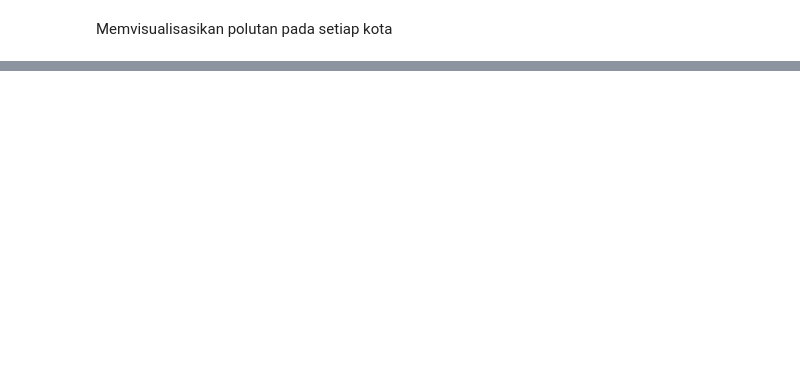
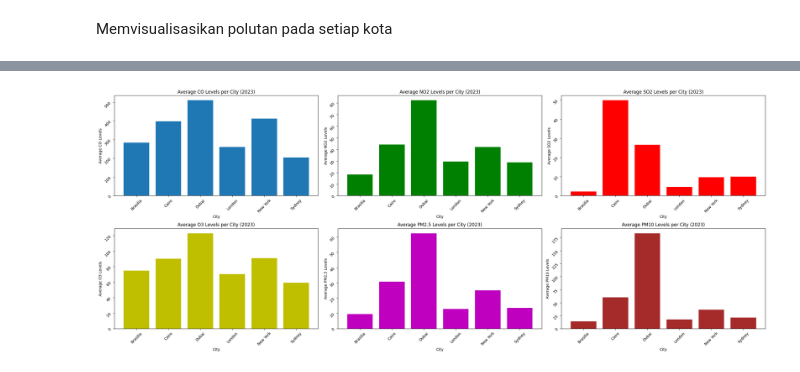
Before and after one commit to Naufallwcksn/FinalProject_BigData, a Jupyter notebook: FP_BigData.ipynb, the cells around one changed output, grey strips where cells are left out. Saved outputs shown, nothing was run; the diff lists cells and outputs as text; code cells hidden in the pictures; blank space fills up the shorter version.

Commit message:
Membuat dashboard

```diff
--- a/FP_BigData.ipynb
+++ b/FP_BigData.ipynb
@@ -90,21 +99,2 @@ city_avg = df.groupby('Date')[[ 'CO', 'NO2', 'SO2', 'O3', 'PM2.5', 'PM10', 'AQI'
 # %% [markdown]
 Memvisualisasikan polutan pada setiap kota
-# %%
-# Konversi kolom tanggal jadi datetime
-df["Date"] = pd.to_datetime(df["Date"])
-
-# Tambahkan kolom bulan
-df["Month"] = df["Date"].dt.to_period("M").astype(str)
-
-# Hitung rata-rata PM2.5 per bulan per kota
-monthly_avg = df.groupby(["Month", "City"])["PM2.5"].mean().reset_index()
-
-# Plot ulang
-sns.lineplot(data=monthly_avg, x="Month", y="PM2.5", hue="City", marker='o')
-plt.xticks(rotation=45)
-plt.title("Monthly Average PM2.5 Levels per City (2023)")
-
-# Pindahkan legenda ke pojok kanan atas di dalam area plot
-plt.legend(loc="upper right", bbox_to_anchor=(1, 1))
-plt.tight_layout()
-plt.show()
@@ -160,3 +187,56 @@ plt.show()
+# %%
+# Membuat subplot dengan 2 baris dan 2 kolom (2x2 grid)
+fig, axes = plt.subplots(2, 3, figsize=(25, 10))
+
+# Grafik CO (kiri atas)
+axes[0, 0].bar(monthly_avg["City"], monthly_avg["CO"])
+axes[0, 0].set_title('Average CO Levels per City (2023)')
+axes[0, 0].set_xlabel("City")
+axes[0, 0].set_ylabel("Average CO Levels")
+axes[0, 0].tick_params(rotation=45)
+
+# Grafik NO2 (Tengah atas)
+axes[0, 1].bar(monthly_avg["City"], monthly_avg["NO2"], color='g')
+axes[0, 1].set_title('Average NO2 Levels per City (2023)')
+axes[0, 1].set_xlabel("City")
+axes[0, 1].set_ylabel("Average NO2 Levels")
+axes[0, 1].tick_params(rotation=45)
+
+# Grafik SO2 (kanan atas)
+axes[0, 2].bar(monthly_avg["City"], monthly_avg["SO2"], color='r')
+axes[0, 2].set_title('Average SO2 Levels per City (2023)')
+axes[0, 2].set_xlabel("City")
+axes[0, 2].set_ylabel("Average SO2 Levels")
+axes[0, 2].tick_params(rotation=45)
+
+# Grafik O3 (kiri bawah)
+axes[1, 0].bar(monthly_avg["City"], monthly_avg["O3"], color='y')
+axes[1, 0].set_title('Average O3 Levels per City (2023)')
+axes[1, 0].set_xlabel("City")
+axes[1, 0].set_ylabel("Average O3 Levels")
+axes[1, 0].tick_params(rotation=45)
+
+# Grafik PM2.5 (Tengah bawah)
+axes[1, 1].bar(monthly_avg["City"], monthly_avg["PM2.5"], color='m')
+axes[1, 1].set_title('Average PM2.5 Levels per City (2023)')
+axes[1, 1].set_xlabel("City")
+axes[1, 1].set_ylabel("Average PM2.5 Levels")
+axes[1, 1].tick_params(rotation=45)
+
+# Grafik PM10 (kanan bawah)
+axes[1, 2].bar(monthly_avg["City"], monthly_avg["PM10"], color='brown')
+axes[1, 2].set_title('Average PM10 Levels per City (2023)')
+axes[1, 2].set_xlabel("City")
+axes[1, 2].set_ylabel("Average PM10 Levels")
+axes[1, 2].tick_params(rotation=45)
+
+# Mengatur layout agar tidak overlap
+plt.tight_layout()
+plt.show()
+
+fig.savefig("Average_polutant_per_City_(2023).png", dpi=300, bbox_inches='tight')
+# %% [output]
+[figure, added]
 # %%
 corr = df[["CO", "NO2", "SO2", "O3", "PM2.5", "PM10", "AQI"]].corr()
 
```
Also changed, not shown: parts of 16 cells of this notebook, 2 other files.
